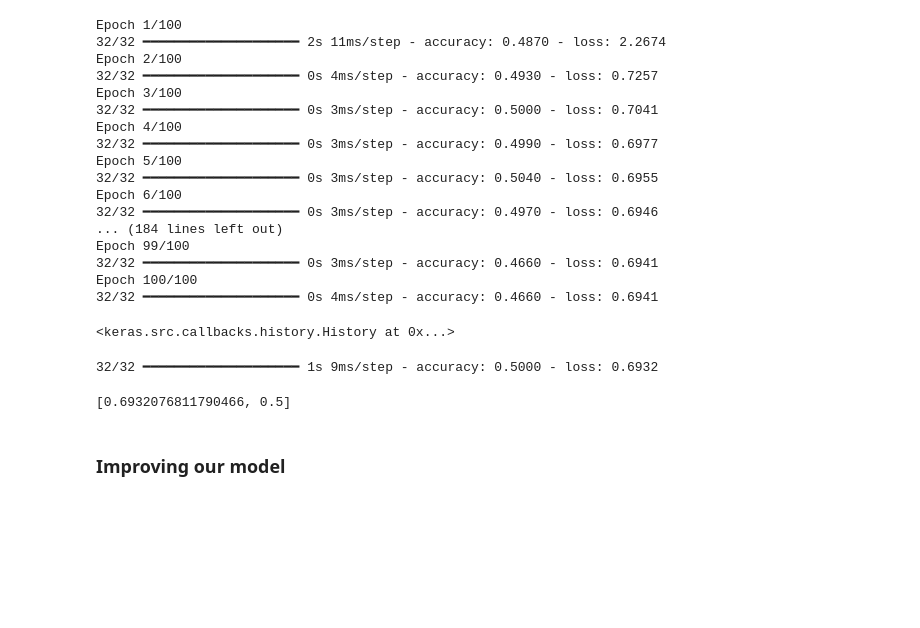
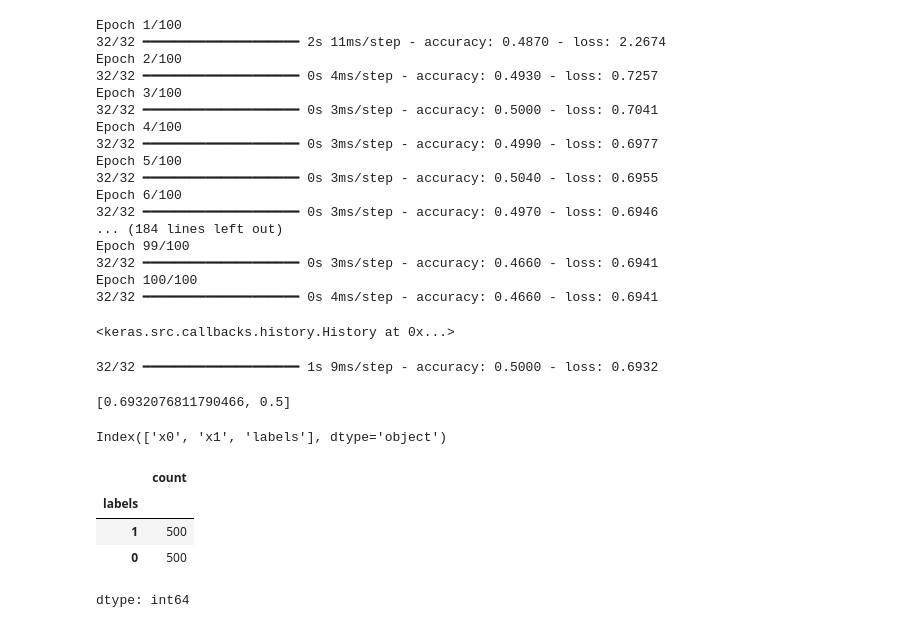
Before and after one commit to nushuhu51-ux/TENSORFLOW-FULL-COURSE-FOR-DEEP-LEARNING, a Jupyter notebook: 02_neural_network_classification_with_tensorFlow.ipynb, the cells around one changed output. Saved outputs shown, nothing was run; the diff lists cells and outputs as text; code cells hidden in the pictures; blank space fills up the shorter version.

```diff
--- a/02_neural_network_classification_with_tensorFlow.ipynb
+++ b/02_neural_network_classification_with_tensorFlow.ipynb
@@ -192,5 +192,15 @@ model_1.evaluate(x, y)
 # %% [output]
 32/32 ━━━━━━━━━━━━━━━━━━━━ 1s 9ms/step - accuracy: 0.5000 - loss: 0.6932
 [0.6932076811790466, 0.5]
-# %% [markdown]
-### Improving our model
+# %%
+print(circles.columns)
+# %% [output]
+Index(['x0', 'x1', 'labels'], dtype='object')
+# %%
+circles["labels"].value_counts()
+# %% [output]
+|  | count |
+| labels |  |
+| 1 | 500 |
+| 0 | 500 |
+dtype: int64
```
Also changed, not shown: parts of 3 cells of this notebook.
